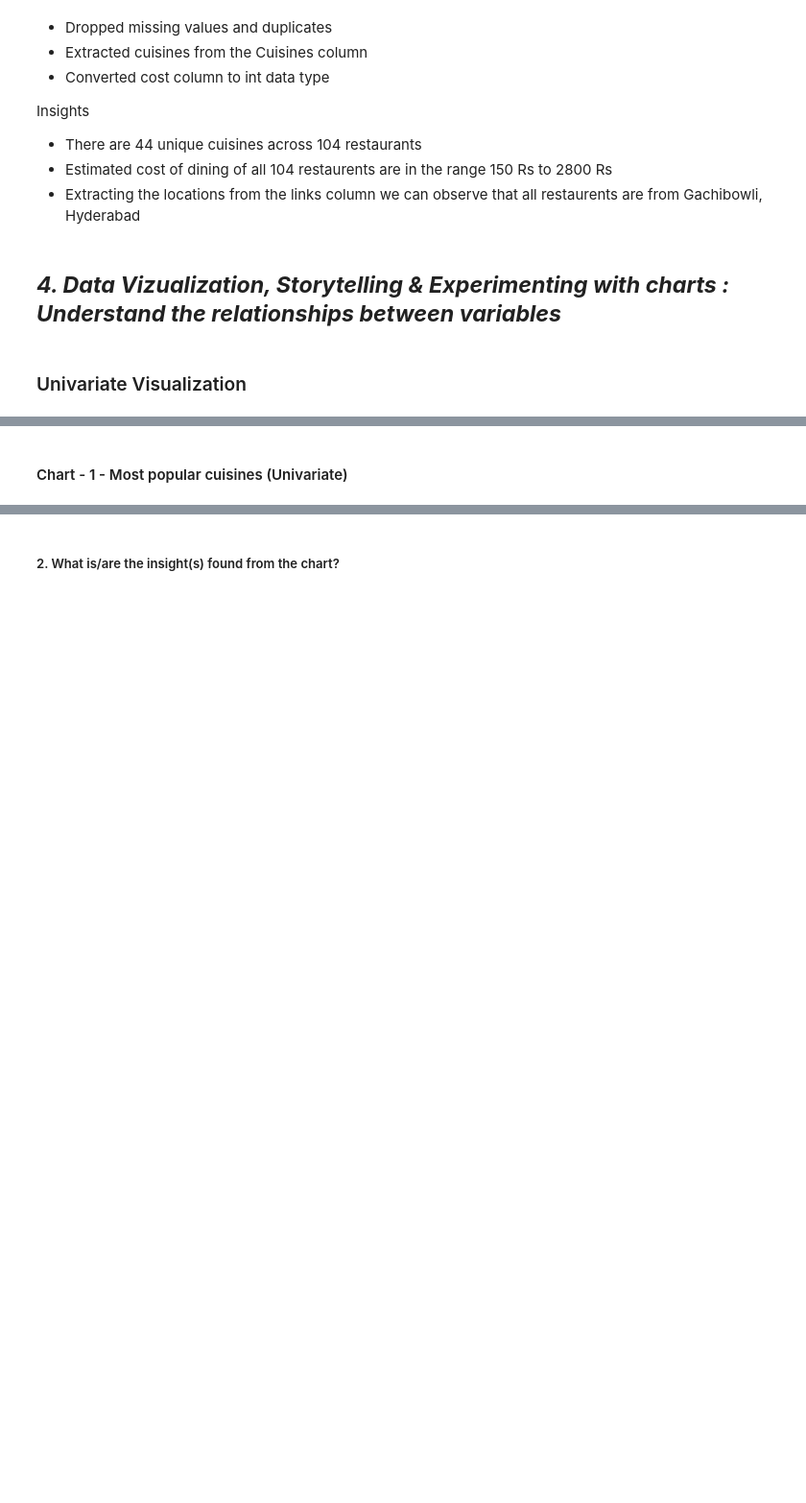
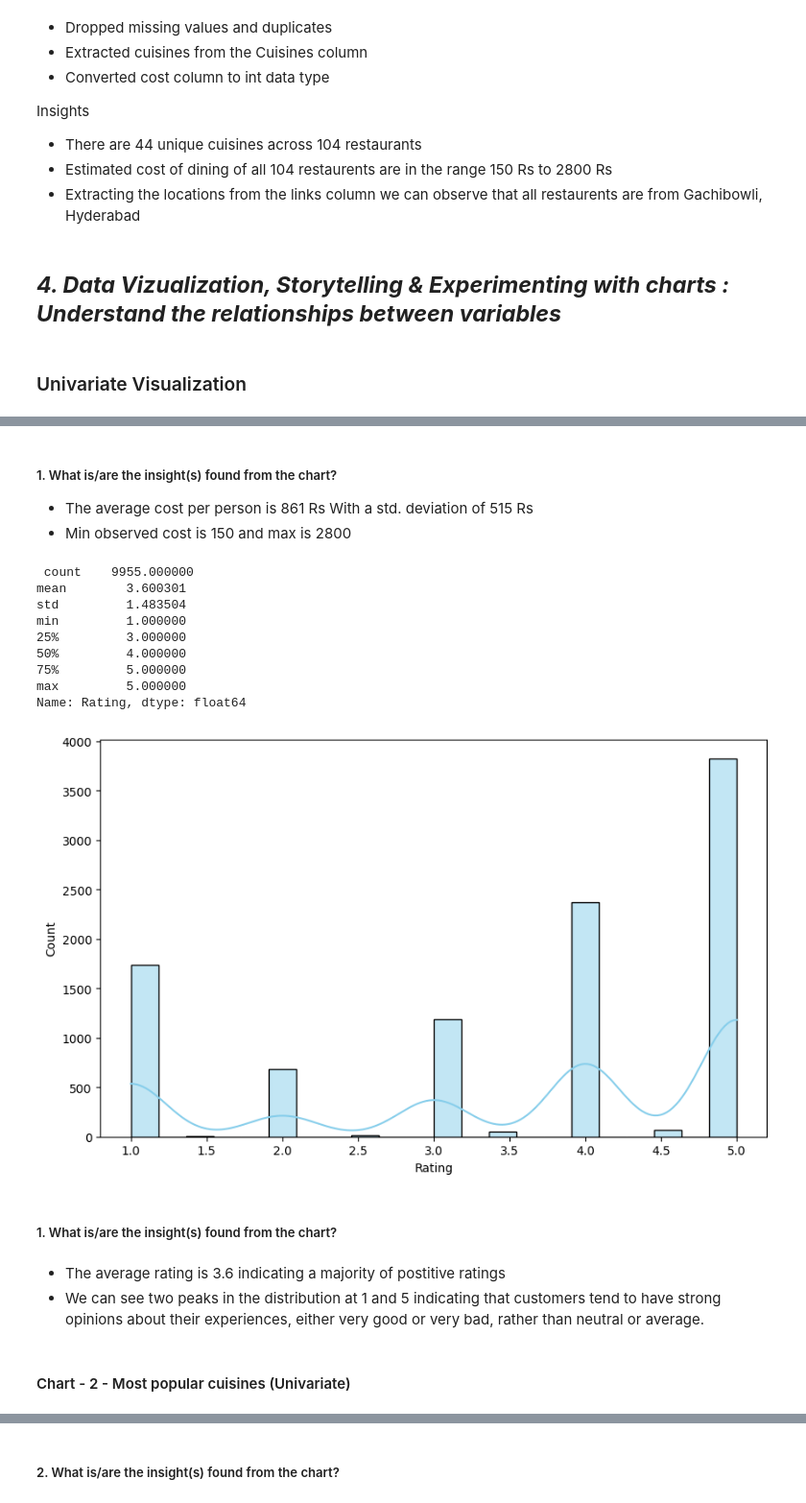
Before and after one commit to pvanand07/Zomato_Restaurant_Clustering_Unsupervised_ML, a Jupyter notebook: Zomato_Restaurant_Clustering_Unsupervised_ML.ipynb, the cells around one changed output, grey strips where cells are left out. Shown at 96% size. Cells and saved outputs as stored; diff of their text form; code cells hidden in the pictures; blank space fills up the shorter version.

```diff
--- a/Zomato_Restaurant_Clustering_Unsupervised_ML.ipynb
+++ b/Zomato_Restaurant_Clustering_Unsupervised_ML.ipynb
@@ -1070,0 +667,7 @@ Name: Links, dtype: int64
+# %%
+# Checking the Metadata column to create a regex expression
+followers = reviews.Metadata.apply(lambda x: x.split(",")[-1])
+print(followers.apply(lambda x: x.split(" ")[-1]).value_counts())
+
+review_count = reviews.Metadata.apply(lambda x: x.split(",")[0])
+print(review_count.apply(lambda x: x.split(" ")[-1]).value_counts())
@@ -1070,0 +684,18 @@ Name: Links, dtype: int64
+# %%
+import re
+def extract_follower_and_review_count(text):
+
+    # Define regular expressions for review and followers
+    review_pattern = r'(\d+) Review'
+    followers_pattern = r'(\d+) Follower'
+
+    # Search for the review and followers using regex
+    review_match = re.search(review_pattern, text)
+    followers_match = re.search(followers_pattern, text)
+
+    # Extract the review and followers values
+    review = review_match.group(1) if review_match else 0
+    followers = followers_match.group(1) if followers_match else 0
+    return [review, followers]
+
+extract_follower_and_review_count("1 Review , 22 Follower")
@@ -1070,0 +704,4 @@ Name: Links, dtype: int64
+# %%
+reviews[['prev_reviews_count', 'followers_count']] = reviews['Metadata'].apply(extract_follower_and_review_count).apply(pd.Series)
+# %%
+reviews.drop('Metadata', axis=1, inplace=True)
@@ -1086,2 +766,28 @@ Insights
+# %% [markdown]
+##### 1. What is/are the insight(s) found from the chart?
+
+- The average cost per person is 861 Rs With a std. deviation of 515 Rs
+- Min observed cost is 150 and max is 2800
+# %%
+plt.figure(figsize=(10, 6))
+sns.histplot(data = reviews, x = 'Rating', kde = True, color = 'skyblue')
+
+print("\n",reviews['Rating'].describe())
+# %% [output]
+ count    9955.000000
+mean        3.600301
+std         1.483504
+min         1.000000
+25%         3.000000
+50%         4.000000
+75%         5.000000
+max         5.000000
+Name: Rating, dtype: float64
+[figure, added]
+# %% [markdown]
+##### 1. What is/are the insight(s) found from the chart?
+# %% [markdown]
+ - The average rating is 3.6 indicating a majority of postitive ratings
+ - We can see two peaks in the distribution at 1 and 5 indicating that customers tend to have strong opinions about their experiences, either very good or very bad, rather than neutral or average.
 # %% [markdown]
-#### Chart - 1 - Most popular cuisines (Univariate)
+#### Chart - 2 - Most popular cuisines (Univariate)
```
Also changed, not shown: parts of 442 cells of this notebook.
